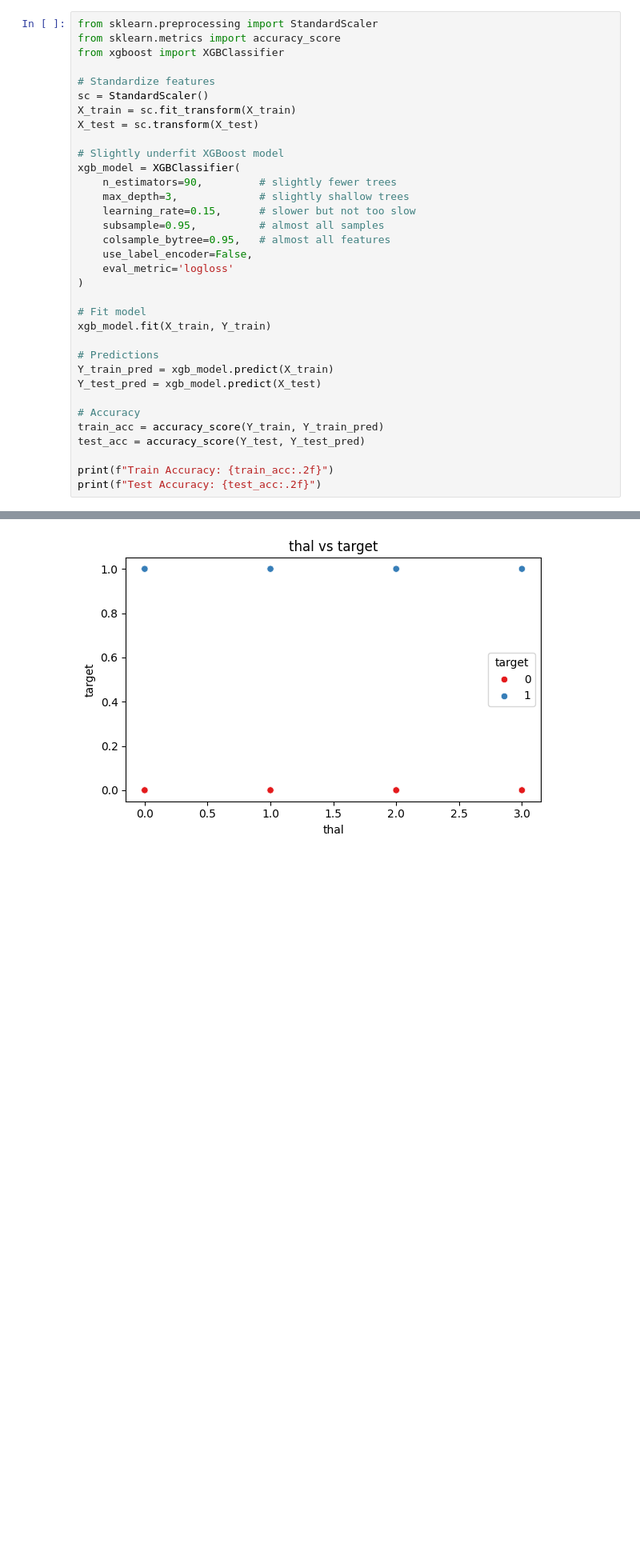
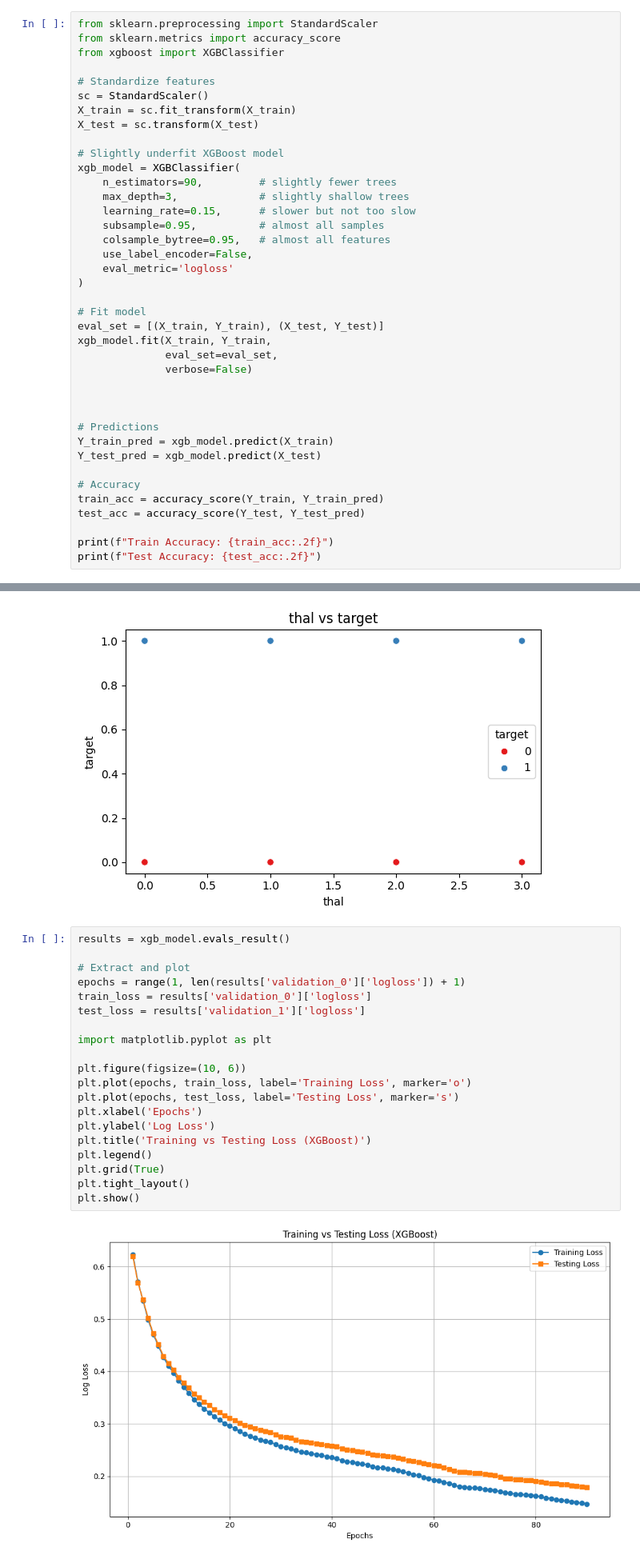
Before and after one commit to ESWARVETLA-19/heart_disease_prediction, a Jupyter notebook: heart/clean.ipynb, the cells around one changed output, grey strips where cells are left out. Shown: that part at 80% size. Cells and saved outputs as stored; diff of their text form; blank space fills up the shorter version.

```diff
--- a/heart/clean.ipynb
+++ b/heart/clean.ipynb
@@ -108,7 +108,12 @@ xgb_model = XGBClassifier(
 )
 
 # Fit model
-xgb_model.fit(X_train, Y_train)
+eval_set = [(X_train, Y_train), (X_test, Y_test)]
+xgb_model.fit(X_train, Y_train,
+              eval_set=eval_set,
+              verbose=False)
+
+
 
 # Predictions
 Y_train_pred = xgb_model.predict(X_train)
@@ -254,3 +259,25 @@ for col in data.select_dtypes(include='number').columns:
 [figure]
 [figure]
 [figure]
+# %%
+results = xgb_model.evals_result()
+
+# Extract and plot
+epochs = range(1, len(results['validation_0']['logloss']) + 1)
+train_loss = results['validation_0']['logloss']
+test_loss = results['validation_1']['logloss']
+
+import matplotlib.pyplot as plt
+
+plt.figure(figsize=(10, 6))
+plt.plot(epochs, train_loss, label='Training Loss', marker='o')
+plt.plot(epochs, test_loss, label='Testing Loss', marker='s')
+plt.xlabel('Epochs')
+plt.ylabel('Log Loss')
+plt.title('Training vs Testing Loss (XGBoost)')
+plt.legend()
+plt.grid(True)
+plt.tight_layout()
+plt.show()
+# %% [output]
+[figure, added]
```
